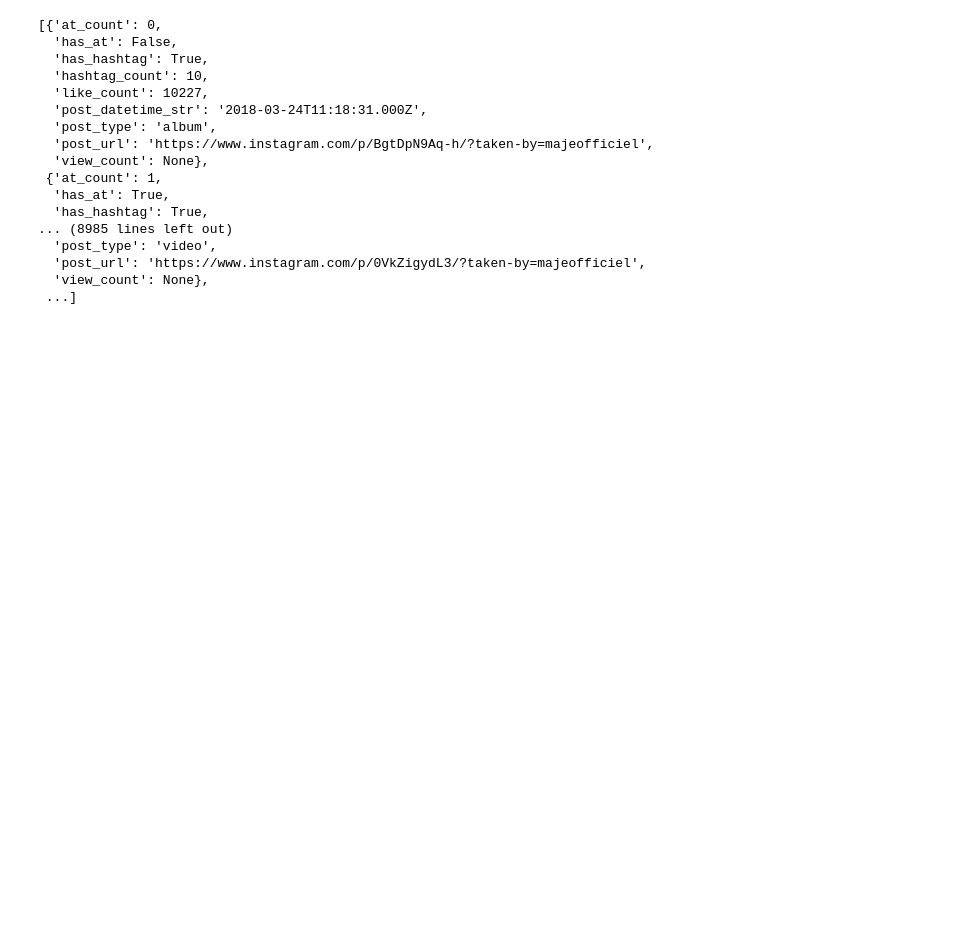
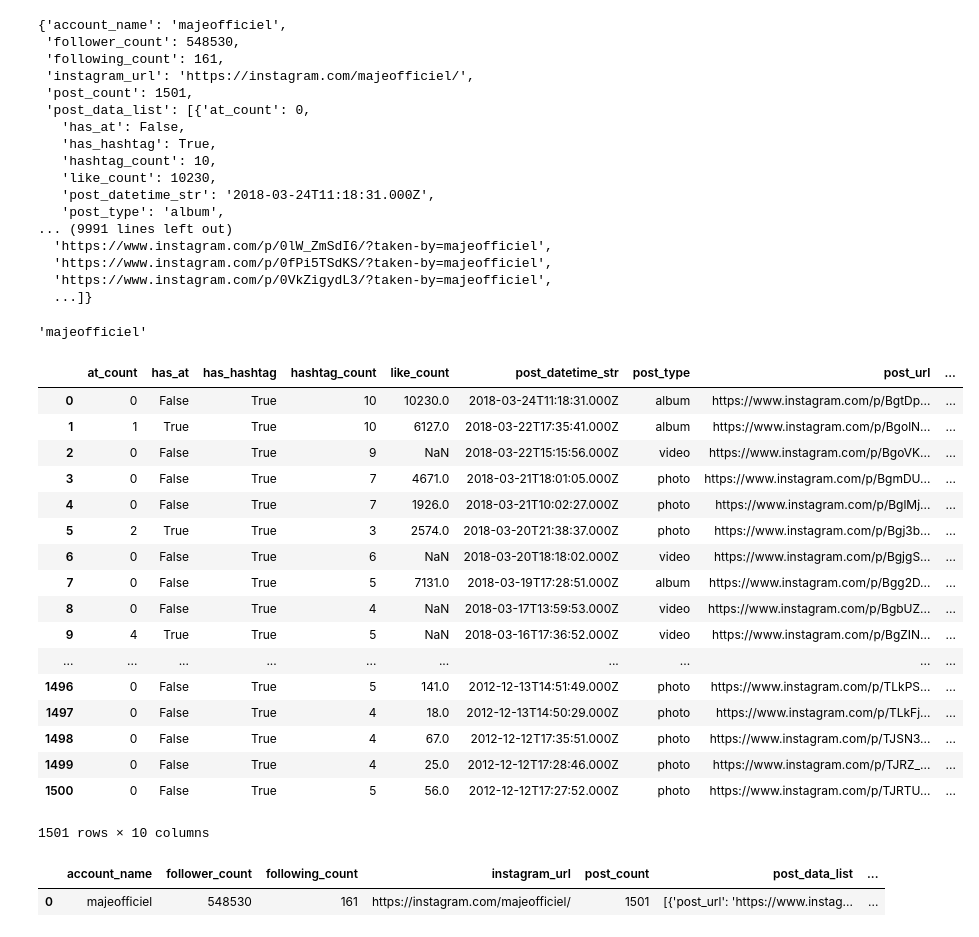
Before and after one commit to rayraysheng/project-2-data-vis, a Jupyter notebook: code_testing.ipynb, the cells around one changed output. Drawn from its saved outputs; the diff is of its cells as text; code cells hidden in the pictures; blank space fills up the shorter version.

```diff
--- a/code_testing.ipynb
+++ b/code_testing.ipynb
@@ -3,25 +4,63 @@ import json
 # %%
 burb_dict = json.load(open('data/appended/appended_majeofficiel.json'))
 # %%
-burb_dict['post_data_list']
+burb_dict
 # %% [output]
-[{'at_count': 0,
-  'has_at': False,
-  'has_hashtag': True,
-  'hashtag_count': 10,
-  'like_count': 10227,
-  'post_datetime_str': '2018-03-24T11:18:31.000Z',
-  'post_type': 'album',
-  'post_url': 'https://www.instagram.com/p/BgtDpN9Aq-h/?taken-by=majeofficiel',
-  'view_count': None},
- {'at_count': 1,
-  'has_at': True,
-  'has_hashtag': True,
-... (8985 lines left out)
-  'post_type': 'video',
-  'post_url': 'https://www.instagram.com/p/0VkZigydL3/?taken-by=majeofficiel',
-  'view_count': None},
- ...]
+{'account_name': 'majeofficiel',
+ 'follower_count': 548530,
+ 'following_count': 161,
+ 'instagram_url': 'https://instagram.com/majeofficiel/',
+ 'post_count': 1501,
+ 'post_data_list': [{'at_count': 0,
+   'has_at': False,
+   'has_hashtag': True,
+   'hashtag_count': 10,
+   'like_count': 10230,
+   'post_datetime_str': '2018-03-24T11:18:31.000Z',
+   'post_type': 'album',
+... (9991 lines left out)
+  'https://www.instagram.com/p/0lW_ZmSdI6/?taken-by=majeofficiel',
+  'https://www.instagram.com/p/0fPi5TSdKS/?taken-by=majeofficiel',
+  'https://www.instagram.com/p/0VkZigydL3/?taken-by=majeofficiel',
+  ...]}
+# %%
+test_list = burb_dict['post_data_list']
+# %%
+account_name = burb_dict['account_name']
+account_name
+# %% [output]
+'majeofficiel'
+# %%
+test_df = pd.io.json.json_normalize(test_list)
+# %%
+test_df['account_name'] = account_name
+# %%
+test_df
+# %% [output]
+|  | at_count | has_at | has_hashtag | hashtag_count | like_count | post_datetime_str | post_type | post_url | ... |
+| 0 | 0 | False | True | 10 | 10230.0 | 2018-03-24T11:18:31.000Z | album | https://www.instagram.com/p/BgtDp... | ... |
+| 1 | 1 | True | True | 10 | 6127.0 | 2018-03-22T17:35:41.000Z | album | https://www.instagram.com/p/BgolN... | ... |
+| 2 | 0 | False | True | 9 | NaN | 2018-03-22T15:15:56.000Z | video | https://www.instagram.com/p/BgoVK... | ... |
+| 3 | 0 | False | True | 7 | 4671.0 | 2018-03-21T18:01:05.000Z | photo | https://www.instagram.com/p/BgmDU... | ... |
+| 4 | 0 | False | True | 7 | 1926.0 | 2018-03-21T10:02:27.000Z | photo | https://www.instagram.com/p/BglMj... | ... |
+| 5 | 2 | True | True | 3 | 2574.0 | 2018-03-20T21:38:37.000Z | photo | https://www.instagram.com/p/Bgj3b... | ... |
+| 6 | 0 | False | True | 6 | NaN | 2018-03-20T18:18:02.000Z | video | https://www.instagram.com/p/BgjgS... | ... |
+| 7 | 0 | False | True | 5 | 7131.0 | 2018-03-19T17:28:51.000Z | album | https://www.instagram.com/p/Bgg2D... | ... |
+| 8 | 0 | False | True | 4 | NaN | 2018-03-17T13:59:53.000Z | video | https://www.instagram.com/p/BgbUZ... | ... |
+| 9 | 4 | True | True | 5 | NaN | 2018-03-16T17:36:52.000Z | video | https://www.instagram.com/p/BgZIN... | ... |
+| ... | ... | ... | ... | ... | ... | ... | ... | ... | ... |
+| 1496 | 0 | False | True | 5 | 141.0 | 2012-12-13T14:51:49.000Z | photo | https://www.instagram.com/p/TLkPS... | ... |
+| 1497 | 0 | False | True | 4 | 18.0 | 2012-12-13T14:50:29.000Z | photo | https://www.instagram.com/p/TLkFj... | ... |
+| 1498 | 0 | False | True | 4 | 67.0 | 2012-12-12T17:35:51.000Z | photo | https://www.instagram.com/p/TJSN3... | ... |
+| 1499 | 0 | False | True | 4 | 25.0 | 2012-12-12T17:28:46.000Z | photo | https://www.instagram.com/p/TJRZ_... | ... |
+| 1500 | 0 | False | True | 5 | 56.0 | 2012-12-12T17:27:52.000Z | photo | https://www.instagram.com/p/TJRTU... | ... |
+1501 rows × 10 columns
+# %%
+accounts_df = pd.io.json.json_normalize(burb_dict)
+accounts_df
+# %% [output]
+|  | account_name | follower_count | following_count | instagram_url | post_count | post_data_list | ... |
+| 0 | majeofficiel | 548530 | 161 | https://instagram.com/majeofficiel/ | 1501 | [{'post_url': 'https://www.instag... | ... |
 # %%
 len(burb_dict['post_urls_list'])
 # %% [output]
```
Also changed, not shown: parts of 13 cells of this notebook, 2 other files.
